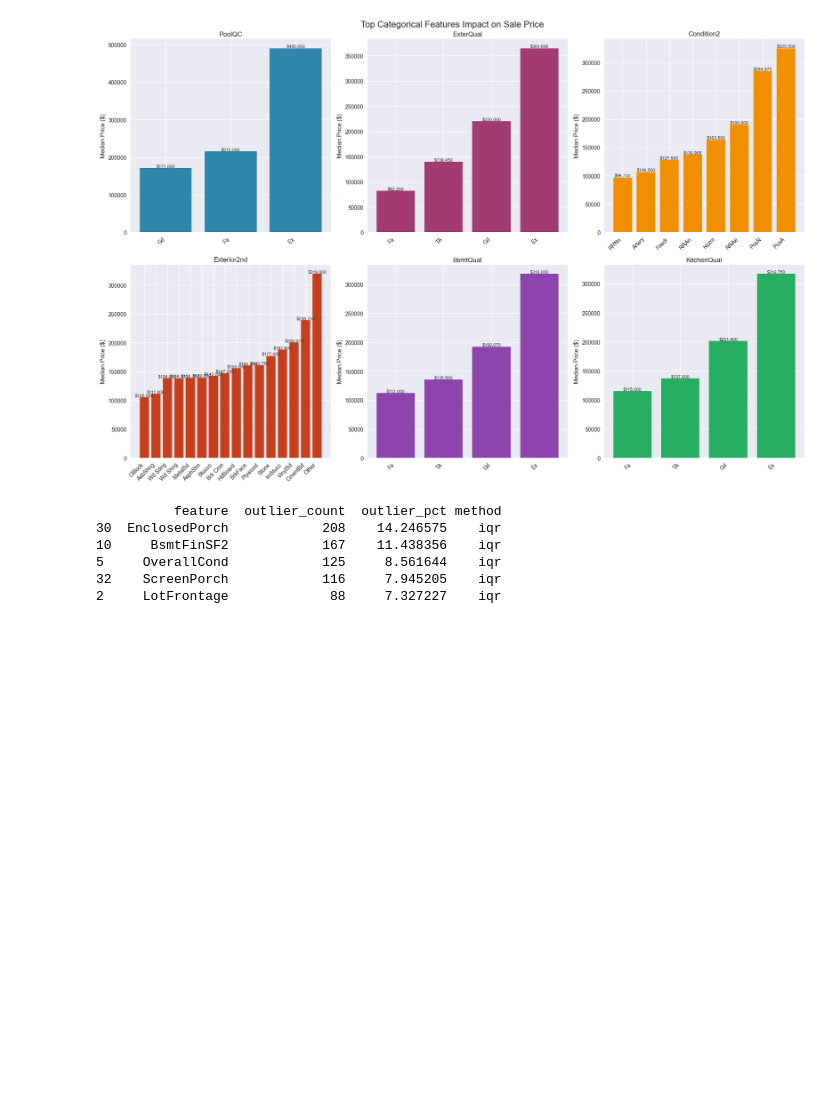
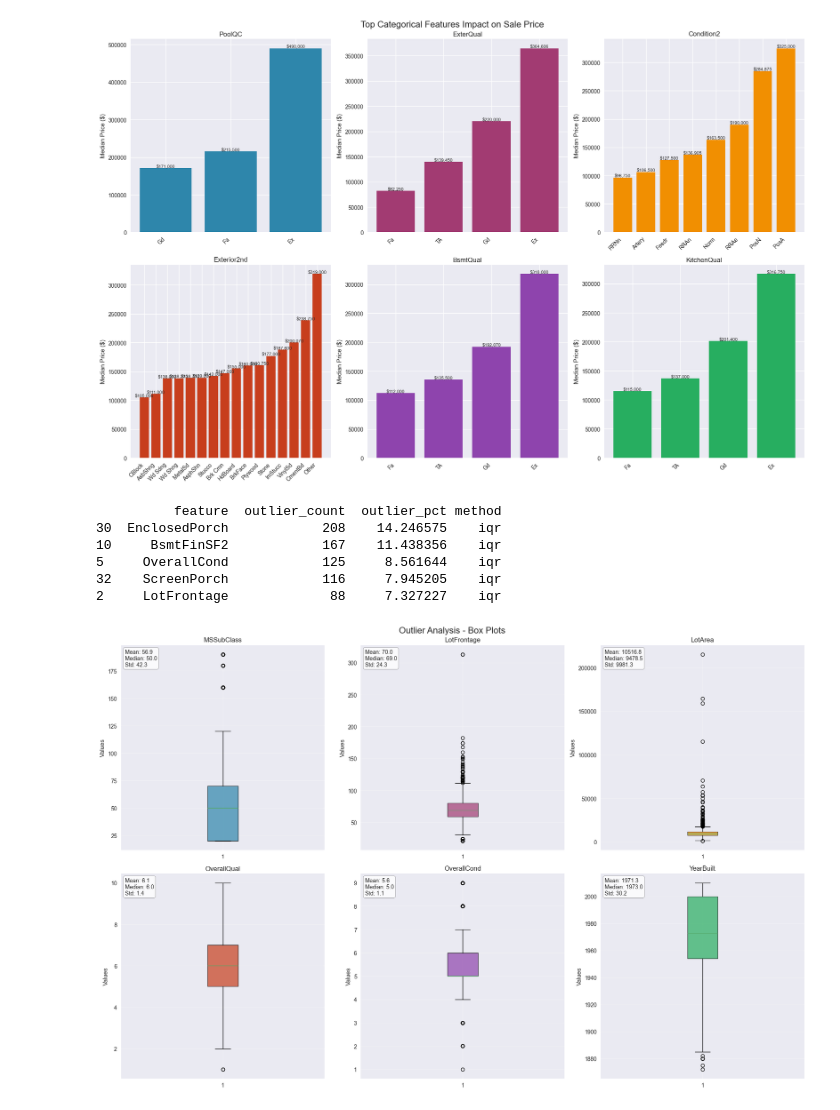
Before and after one commit to arsathits/data-analysis-with-python, a Jupyter notebook: housing_data_EDA/Housing.ipynb, the cells around one changed output. Drawn from its saved outputs; the diff is of its cells as text; code cells hidden in the pictures; blank space fills up the shorter version.

Commit message:
added func for plotting outliers

```diff
--- a/housing_data_EDA/Housing.ipynb
+++ b/housing_data_EDA/Housing.ipynb
@@ -302,3 +302,42 @@ print(outlier_results.head())
 5     OverallCond            125     8.561644    iqr
 32    ScreenPorch            116     7.945205    iqr
 2     LotFrontage             88     7.327227    iqr
+# %%
+def plot_outlier_analysis(df, features, target='SalePrice', max_features=6):
+    """Visualize outliers and their impact"""
+    features_to_plot = features[:max_features]
+
+    fig, axes = plt.subplots(2, 3, figsize=(18, 12))
+    fig.suptitle('Outlier Analysis - Box Plots', fontsize=16)
+    axes = axes.ravel()
+
+    for i, feature in enumerate(features_to_plot):
+        ax = axes[i]
+
+        # Create box plot
+        box_data = df[feature].dropna()
+        bp = ax.boxplot(box_data, patch_artist=True)
+        bp['boxes'][0].set_facecolor(COLORS[i % len(COLORS)])
+        bp['boxes'][0].set_alpha(0.7)
+
+        ax.set_title(f'{feature}')
+        ax.set_ylabel('Values')
+        ax.grid(True, alpha=0.3)
+
+        # Add statistics
+        stats_text = f'Mean: {box_data.mean():.1f}\nMedian: {box_data.median():.1f}\nStd: {box_data.std():.1f}'
+        ax.text(0.02, 0.98, stats_text, transform=ax.transAxes,
+               verticalalignment='top', bbox=dict(boxstyle='round', facecolor='white', alpha=0.8))
+
+    # Hide unused subplots
+    for i in range(len(features_to_plot), len(axes)):
+        axes[i].set_visible(False)
+
+    plt.tight_layout()
+    plt.savefig(VIZ_PATH / 'outlier_boxplots.png', dpi=300, bbox_inches='tight')
+    plt.show()
+# %%
+numeric_features = [col for col in feature_types['numerical'] if col != 'Id']
+plot_outlier_analysis(df, numeric_features)
+# %% [output]
+[figure, added]
```
Also changed, not shown: 1 other file.
